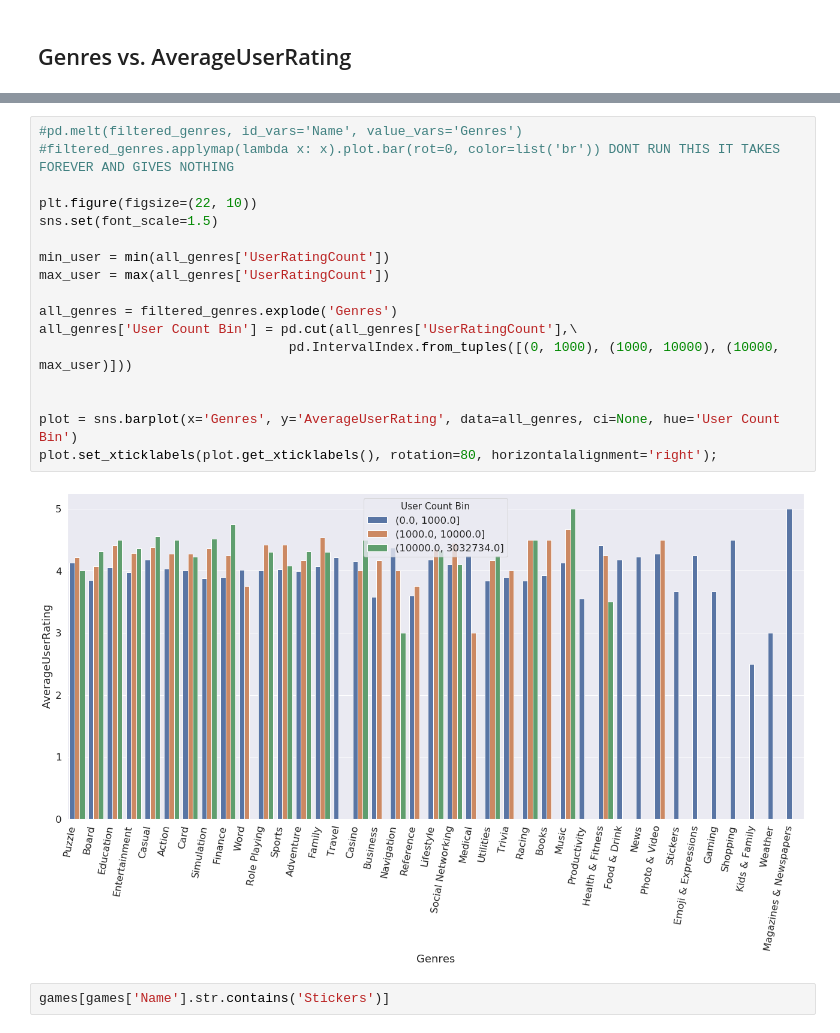
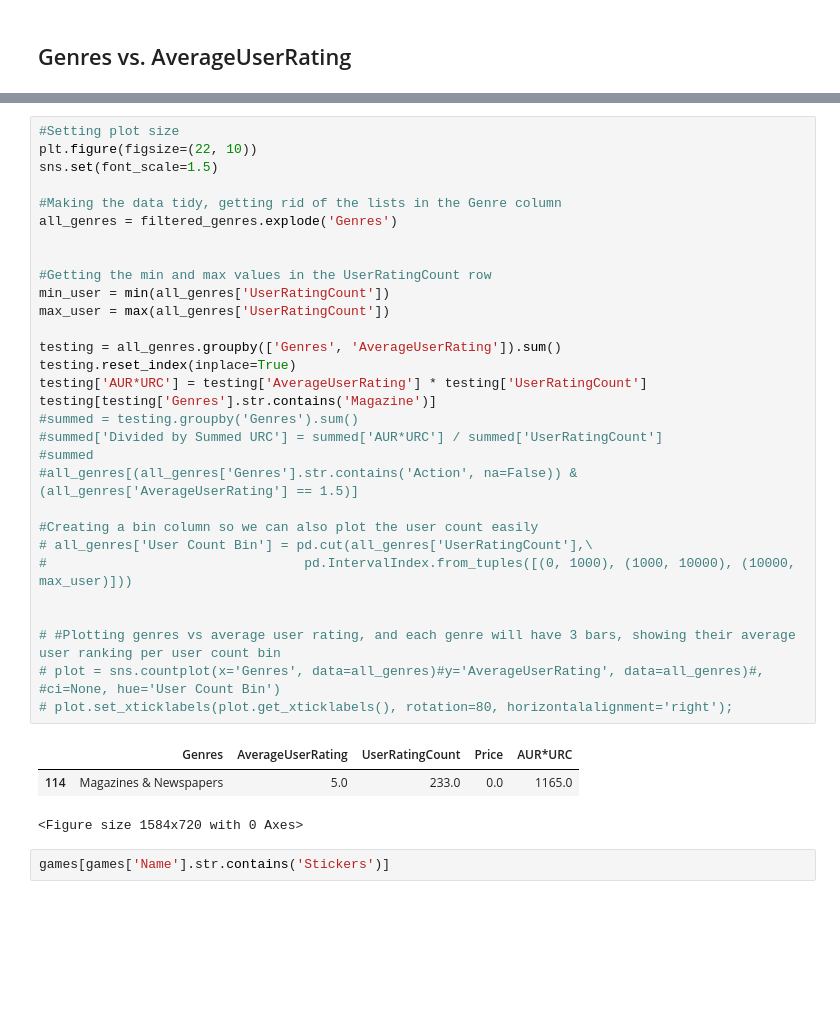
Before and after one commit to jacquelinegao/jacquelinegao.github.io, a Jupyter notebook: Final Tutorial.ipynb, the cells around one changed output, grey strips where cells are left out. Saved outputs shown, nothing was run; the diff lists cells and outputs as text; blank space fills up the shorter version.

Commit message:
Tried doing math on the genre graph

```diff
--- a/Final Tutorial.ipynb
+++ b/Final Tutorial.ipynb
@@ -370,24 +370,39 @@ filtered_genres.head()
 | 3 | Sudoku (Free) | 3.5 | 190394.0 | 0.00 | nan | Top 100 free app for over a year.... | Mighty Mighty Good Games | ... |
 | 4 | Senet Deluxe | 3.5 | 28.0 | 2.99 | nan | "Senet Deluxe - The Ancient Game ... | RoGame Software | ... |
 # %%
-#pd.melt(filtered_genres, id_vars='Name', value_vars='Genres')
-#filtered_genres.applymap(lambda x: x).plot.bar(rot=0, color=list('br')) DONT RUN THIS IT TAKES FOREVER AND GIVES NOTHING
-
+#Setting plot size
 plt.figure(figsize=(22, 10))
 sns.set(font_scale=1.5)
 
+#Making the data tidy, getting rid of the lists in the Genre column
+all_genres = filtered_genres.explode('Genres')
+
+
+#Getting the min and max values in the UserRatingCount row
 min_user = min(all_genres['UserRatingCount'])
 max_user = max(all_genres['UserRatingCount'])
 
-all_genres = filtered_genres.explode('Genres')
-all_genres['User Count Bin'] = pd.cut(all_genres['UserRatingCount'],\
-                                pd.IntervalIndex.from_tuples([(0, 1000), (1000, 10000), (10000, max_user)]))
+testing = all_genres.groupby(['Genres', 'AverageUserRating']).sum()
+testing.reset_index(inplace=True)
+testing['AUR*URC'] = testing['AverageUserRating'] * testing['UserRatingCount']
+testing[testing['Genres'].str.contains('Magazine')]
+#summed = testing.groupby('Genres').sum()
+#summed['Divided by Summed URC'] = summed['AUR*URC'] / summed['UserRatingCount']
+#summed
+#all_genres[(all_genres['Genres'].str.contains('Action', na=False)) & (all_genres['AverageUserRating'] == 1.5)]
+
+#Creating a bin column so we can also plot the user count easily
+# all_genres['User Count Bin'] = pd.cut(all_genres['UserRatingCount'],\
+#                                 pd.IntervalIndex.from_tuples([(0, 1000), (1000, 10000), (10000, max_user)]))
 
 
-plot = sns.barplot(x='Genres', y='AverageUserRating', data=all_genres, ci=None, hue='User Count Bin')
-plot.set_xticklabels(plot.get_xticklabels(), rotation=80, horizontalalignment='right');
+# #Plotting genres vs average user rating, and each genre will have 3 bars, showing their average user ranking per user count bin
+# plot = sns.countplot(x='Genres', data=all_genres)#y='AverageUserRating', data=all_genres)#, #ci=None, hue='User Count Bin')
+# plot.set_xticklabels(plot.get_xticklabels(), rotation=80, horizontalalignment='right');
 # %% [output]
-[figure, removed]
+|  | Genres | AverageUserRating | UserRatingCount | Price | AUR*URC |
+| 114 | Magazines & Newspapers | 5.0 | 233.0 | 0.0 | 1165.0 |
+<Figure size 1584x720 with 0 Axes>
 # %%
 games[games['Name'].str.contains('Stickers')]
 # %% [output]
```
